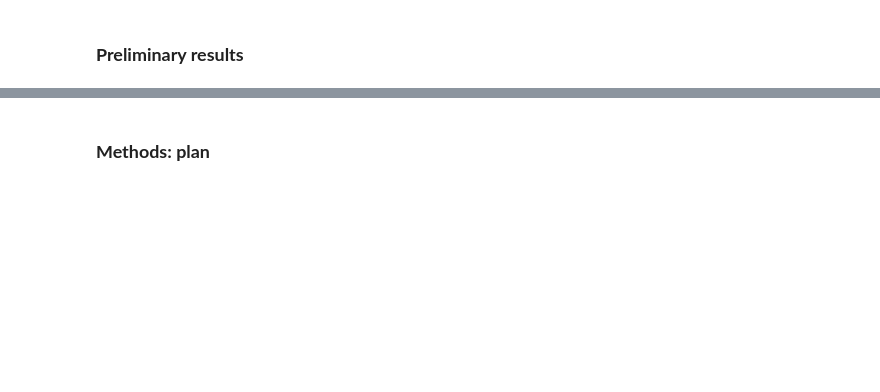
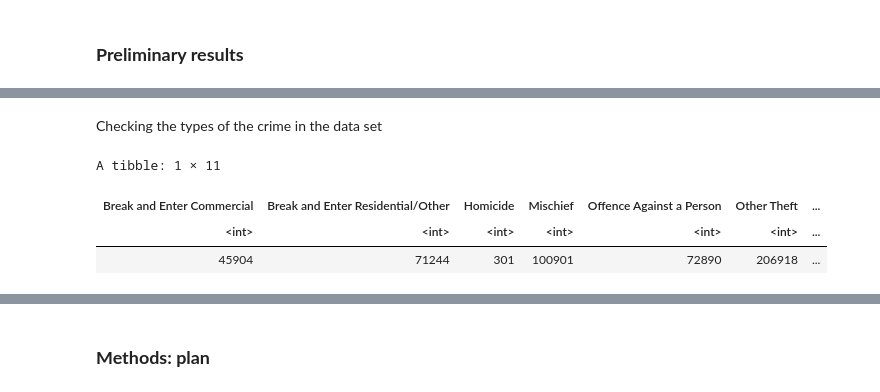
Before and after one commit to PUSH-YA/Statistical-inference-on-vancouver-crime-data, a Jupyter notebook: Project proposal.ipynb, the cells around one changed output, grey strips where cells are left out. Cells and saved outputs as stored; diff of their text form; code cells hidden in the pictures; blank space fills up the shorter version.

```diff
--- a/Project proposal.ipynb
+++ b/Project proposal.ipynb
@@ -68 +92,19 @@ A tibble: 6 × 10
+# %% [markdown]
+Checking the types of the crime in the data set
+# %%
+#Checking the types of crims
+crime_types <- vancouver_crime_raw_data %>%
+                group_by(TYPE) %>%
+                summarise(count = n()) %>%
+                pivot_wider(
+                    names_from = TYPE,
+                    values_from = count
+                )
+
+crime_types
+# %% [output]
+A tibble: 1 × 11
+| Break and Enter Commercial | Break and Enter Residential/Other | Homicide | Mischief | Offence Against a Person | Other Theft | ... |
+| <int> | <int> | <int> | <int> | <int> | <int> | ... |
+| 45904 | 71244 | 301 | 100901 | 72890 | 206918 | ... |
 # %% [markdown]
```
Also changed, not shown: parts of 10 cells of this notebook.
